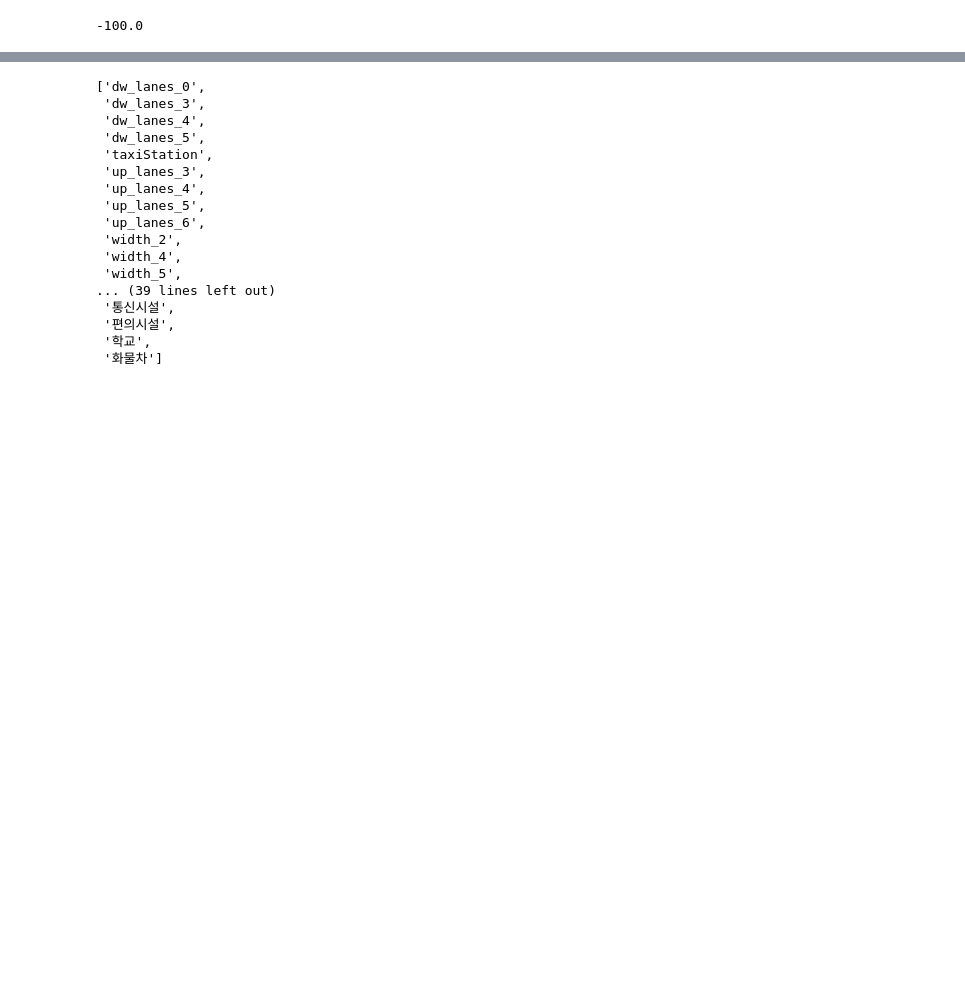
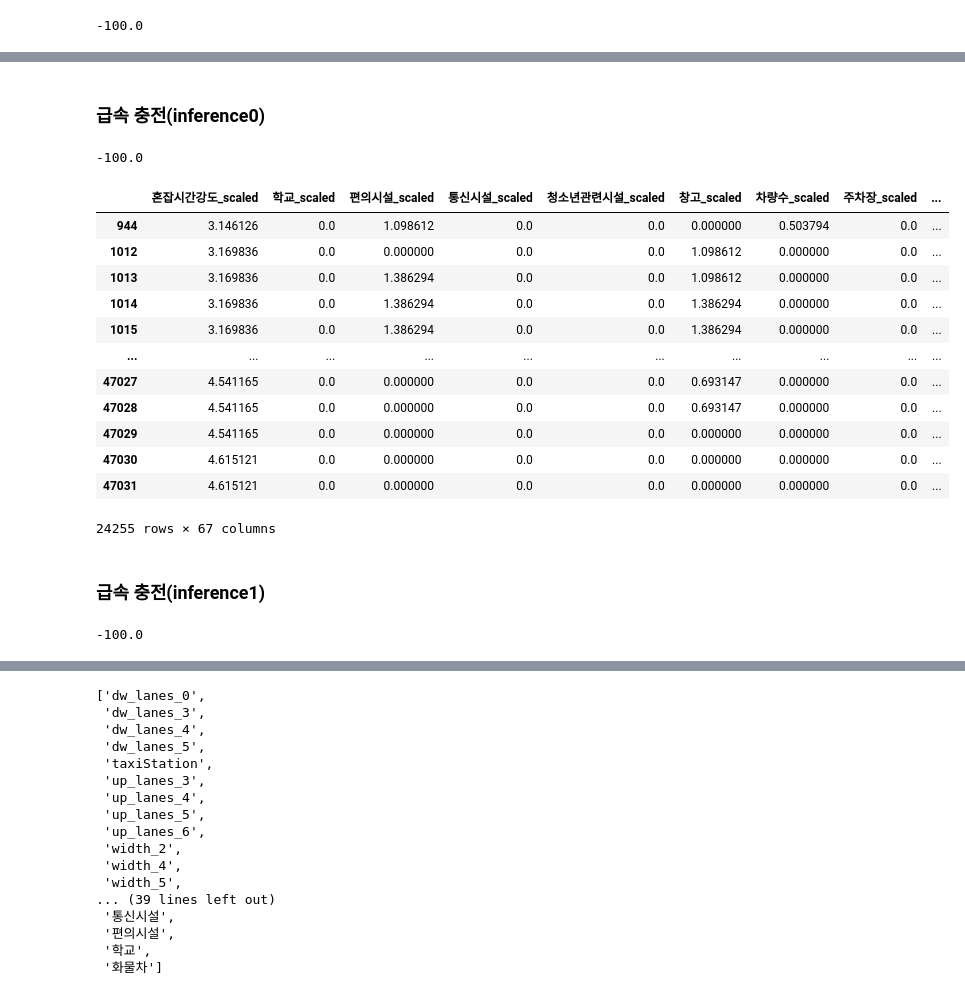
Before and after one commit to tjddn5242/BOAZ, a Jupyter notebook: 미니_프로젝트/preprocessing+EDA.ipynb, the cells around one changed output, grey strips where cells are left out. Drawn from its saved outputs; the diff is of its cells as text; code cells hidden in the pictures; blank space fills up the shorter version.

```diff
--- a/미니_프로젝트/preprocessing+EDA.ipynb
+++ b/미니_프로젝트/preprocessing+EDA.ipynb
@@ -218,3 +227,13 @@ Inference3 = inference_data_3.drop(['geometry','fast_exist','slow_exist'],axis=1
+# %%
+Inference0_fast = Inference0[Inference0.fast_exist==0]
+Inference1_fast = Inference1[Inference1.fast_exist==0]
+Inference2_fast = Inference2[Inference2.fast_exist==0]
+Inference3_fast = Inference3[Inference3.fast_exist==0]
+
+Inference0_slow = Inference0[Inference0.slow_exist==0]
+Inference1_slow = Inference1[Inference1.slow_exist==0]
+Inference2_slow = Inference2[Inference2.slow_exist==0]
+Inference3_slow = Inference3[Inference3.slow_exist==0]
 # %%
 Train_columns = Train.columns
 Test_columns = Test.columns
@@ -227,13 +246,31 @@ Inference3_columns = Inference3.columns
 # %%
 X_train_fast = Train.drop(['fast_exist', 'slow_exist'], axis=1)
 X_test_fast = Test.drop(['fast_exist', 'slow_exist'], axis=1)
+X_inference0_fast = Inference0_fast.drop(['fast_exist', 'slow_exist', 'geometry'], axis=1)
+X_inference1_fast = Inference1_fast.drop(['fast_exist', 'slow_exist', 'geometry'], axis=1)
+X_inference2_fast = Inference2_fast.drop(['fast_exist', 'slow_exist', 'geometry'], axis=1)
+X_inference3_fast = Inference3_fast.drop(['fast_exist', 'slow_exist', 'geometry'], axis=1)
+
 X_train_slow = Train.drop(['fast_exist', 'slow_exist'], axis=1)
 X_test_slow = Test.drop(['fast_exist', 'slow_exist'], axis=1)
+X_inference0_slow = Inference0_slow.drop(['fast_exist', 'slow_exist', 'geometry'], axis=1)
+X_inference1_slow = Inference1_slow.drop(['fast_exist', 'slow_exist', 'geometry'], axis=1)
+X_inference2_slow = Inference2_slow.drop(['fast_exist', 'slow_exist', 'geometry'], axis=1)
+X_inference3_slow = Inference3_slow.drop(['fast_exist', 'slow_exist', 'geometry'], axis=1)
 
 y_train_fast = Train['fast_exist'].values
 y_test_fast = Test['fast_exist'].values
+y_inference0_fast = Inference0_fast['geometry'].values
+y_inference1_fast = Inference1_fast['geometry'].values
+y_inference2_fast = Inference2_fast['geometry'].values
+y_inference3_fast = Inference3_fast['geometry'].values
+
 y_train_slow = Train['slow_exist'].values
 y_test_slow = Test['slow_exist'].values
+y_inference0_slow = Inference0_slow['geometry'].values
+y_inference1_slow = Inference1_slow['geometry'].values
+y_inference2_slow = Inference2_slow['geometry'].values
+y_inference3_slow = Inference3_slow['geometry'].values
 # %% [markdown]
 ## train dataset의 target balance
 * 심한 imbalance를 가지고 있음
@@ -420,0 +491,2 @@ X_train_fast_smote
+# %% [markdown]
+### 급속 충전(inference0)
@@ -420,0 +498,27 @@ X_train_fast_smote
+# %%
+B_n = (X_inference0_fast['혼잡시간강도'])*(-1)
+B_n.min()
+# %% [output]
+-100.0
+# %%
+B_n = np.log1p((X_inference0_fast['혼잡시간강도'])*(-1)+100)
+X_inference0_fast.insert(0, '혼잡시간강도_scaled', B_n)
+X_inference0_fast.drop(['혼잡시간강도'], axis=1, inplace=True)
+# %%
+X_inference0_fast
+# %% [output]
+|  | 혼잡시간강도_scaled | 학교_scaled | 편의시설_scaled | 통신시설_scaled | 청소년관련시설_scaled | 창고_scaled | 차량수_scaled | 주차장_scaled | ... |
+| 944 | 3.146126 | 0.0 | 1.098612 | 0.0 | 0.0 | 0.000000 | 0.503794 | 0.0 | ... |
+| 1012 | 3.169836 | 0.0 | 0.000000 | 0.0 | 0.0 | 1.098612 | 0.000000 | 0.0 | ... |
+| 1013 | 3.169836 | 0.0 | 1.386294 | 0.0 | 0.0 | 1.098612 | 0.000000 | 0.0 | ... |
+| 1014 | 3.169836 | 0.0 | 1.386294 | 0.0 | 0.0 | 1.386294 | 0.000000 | 0.0 | ... |
+| 1015 | 3.169836 | 0.0 | 1.386294 | 0.0 | 0.0 | 1.386294 | 0.000000 | 0.0 | ... |
+| ... | ... | ... | ... | ... | ... | ... | ... | ... | ... |
+| 47027 | 4.541165 | 0.0 | 0.000000 | 0.0 | 0.0 | 0.693147 | 0.000000 | 0.0 | ... |
+| 47028 | 4.541165 | 0.0 | 0.000000 | 0.0 | 0.0 | 0.693147 | 0.000000 | 0.0 | ... |
+| 47029 | 4.541165 | 0.0 | 0.000000 | 0.0 | 0.0 | 0.000000 | 0.000000 | 0.0 | ... |
+| 47030 | 4.615121 | 0.0 | 0.000000 | 0.0 | 0.0 | 0.000000 | 0.000000 | 0.0 | ... |
+| 47031 | 4.615121 | 0.0 | 0.000000 | 0.0 | 0.0 | 0.000000 | 0.000000 | 0.0 | ... |
+24255 rows × 67 columns
+# %% [markdown]
+### 급속 충전(inference1)
@@ -420,0 +530,5 @@ X_train_fast_smote
+# %%
+B_n = (X_inference1_fast['혼잡시간강도'])*(-1)
+B_n.min()
+# %% [output]
+-100.0
```
Also changed, not shown: parts of 73 cells of this notebook.
